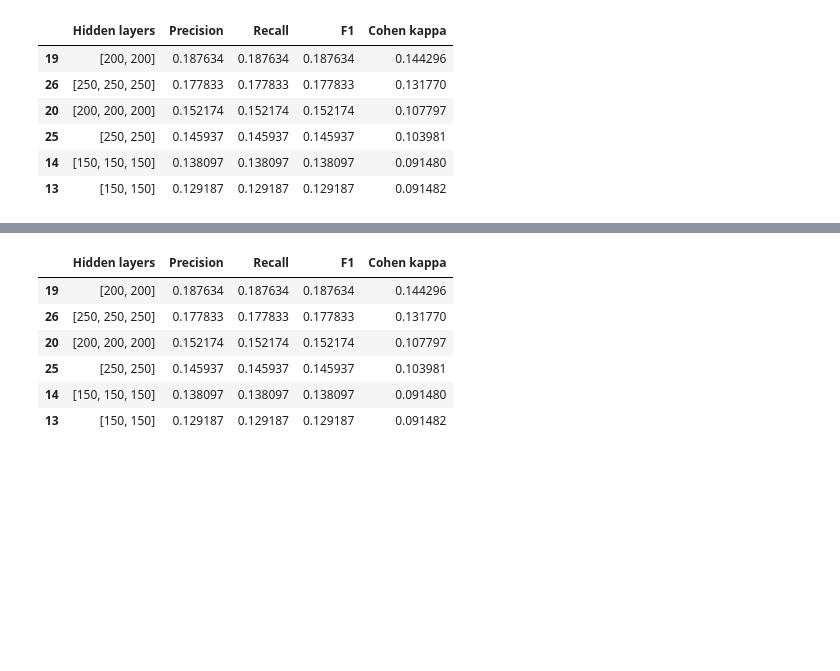
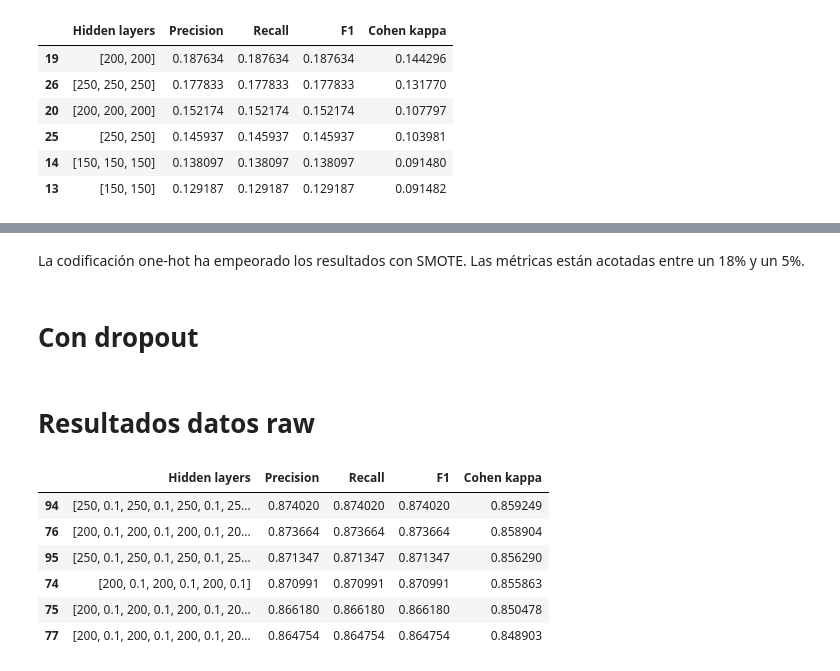
Before and after one commit to Rumoa/Optional_tensorflow, a Jupyter notebook: data_wrangling.ipynb, the cells around one changed output, grey strips where cells are left out. Drawn from its saved outputs; the diff is of its cells as text; code cells hidden in the pictures; blank space fills up the shorter version.

Commit message:
wrote results from nn

```diff
--- a/data_wrangling.ipynb
+++ b/data_wrangling.ipynb
@@ -4,4 +4,0 @@ import pandas as pd
-# %%
-import joblib
-results_1 = joblib.load("results_1_joblib")
-# results_1 = results_1[0]
@@ -12,6 +4,0 @@ TypeError: list indices must be integers or slices, not str
-# %%
-data = {'Hidden layers' : results_1['layer config'],
-        'Precision' : results_1['Metrics'][0],
-       'Recall' : results_1['Metrics'][1],
-        'F1' : results_1['Metrics'][2],
-       'Cohen kappa' : results_1['Metrics'][3]}
@@ -45,11 +8,3 @@ Precision = []
 Recall = []
 F1 = []
 Cohen_kappa = []
-# %%
-for i in range(len(results_1)):
-    aux = results_1[i]
-    layer_config.append(aux['layer config'])
-    Precision.append(aux['Metrics'][0])
-    Recall.append(aux['Metrics'][1])
-    F1.append(aux['Metrics'][2])
-    Cohen_kappa.append(aux['Metrics'][3])
@@ -76,6 +10,0 @@ layer_config
-# %%
-data = {'Hidden layers' : layer_config,
-        'Precision' : Precision,
-       'Recall' : Recall,
-        'F1' : F1,
-       'Cohen kappa' : Cohen_kappa}
@@ -179,10 +142,17 @@ prueba.sort_values("Recall", ascending=False).head(6)
+# %% [markdown]
+La codificación one-hot ha empeorado los resultados con SMOTE. Las métricas están acotadas entre un 18% y un 5%.
+# %% [markdown]
+# Con dropout
+# %% [markdown]
+# Resultados datos raw
 # %%
-ReadAndCreate("results_smote_onehot_joblib").sort_values("Recall", ascending=False).head(6)
+results_data = ReadAndCreate("results_dropout")
+results_data.sort_values("Precision", ascending=False).head(6)
 # %% [output]
 |  | Hidden layers | Precision | Recall | F1 | Cohen kappa |
-| 19 | [200, 200] | 0.187634 | 0.187634 | 0.187634 | 0.144296 |
-| 26 | [250, 250, 250] | 0.177833 | 0.177833 | 0.177833 | 0.131770 |
-| 20 | [200, 200, 200] | 0.152174 | 0.152174 | 0.152174 | 0.107797 |
-| 25 | [250, 250] | 0.145937 | 0.145937 | 0.145937 | 0.103981 |
-| 14 | [150, 150, 150] | 0.138097 | 0.138097 | 0.138097 | 0.091480 |
-| 13 | [150, 150] | 0.129187 | 0.129187 | 0.129187 | 0.091482 |
+| 94 | [250, 0.1, 250, 0.1, 250, 0.1, 25... | 0.874020 | 0.874020 | 0.874020 | 0.859249 |
+| 76 | [200, 0.1, 200, 0.1, 200, 0.1, 20... | 0.873664 | 0.873664 | 0.873664 | 0.858904 |
+| 95 | [250, 0.1, 250, 0.1, 250, 0.1, 25... | 0.871347 | 0.871347 | 0.871347 | 0.856290 |
+| 74 | [200, 0.1, 200, 0.1, 200, 0.1] | 0.870991 | 0.870991 | 0.870991 | 0.855863 |
+| 75 | [200, 0.1, 200, 0.1, 200, 0.1, 20... | 0.866180 | 0.866180 | 0.866180 | 0.850478 |
+| 77 | [200, 0.1, 200, 0.1, 200, 0.1, 20... | 0.864754 | 0.864754 | 0.864754 | 0.848903 |
```
Also changed, not shown: parts of 38 cells of this notebook, 3 other files.
